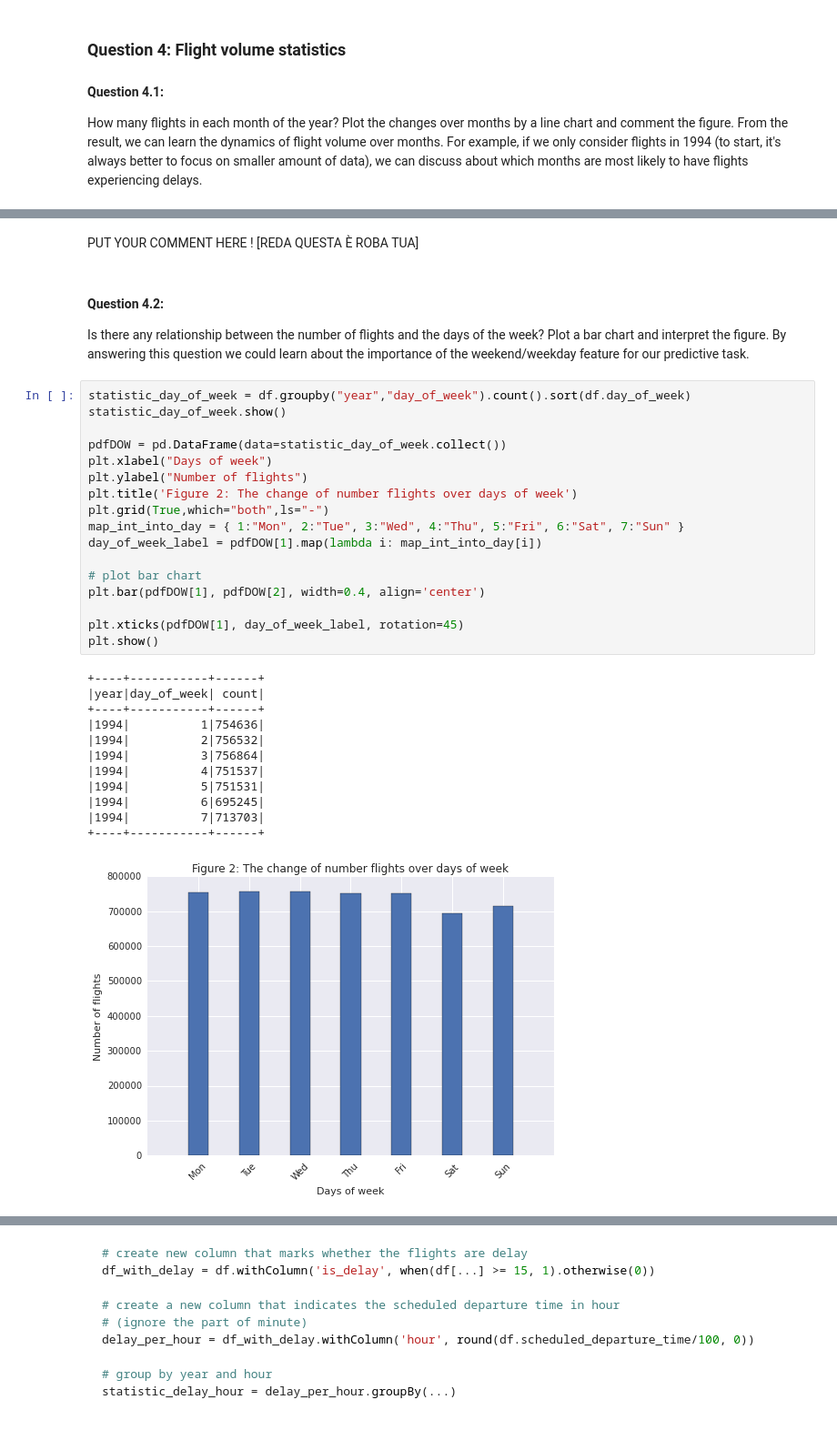
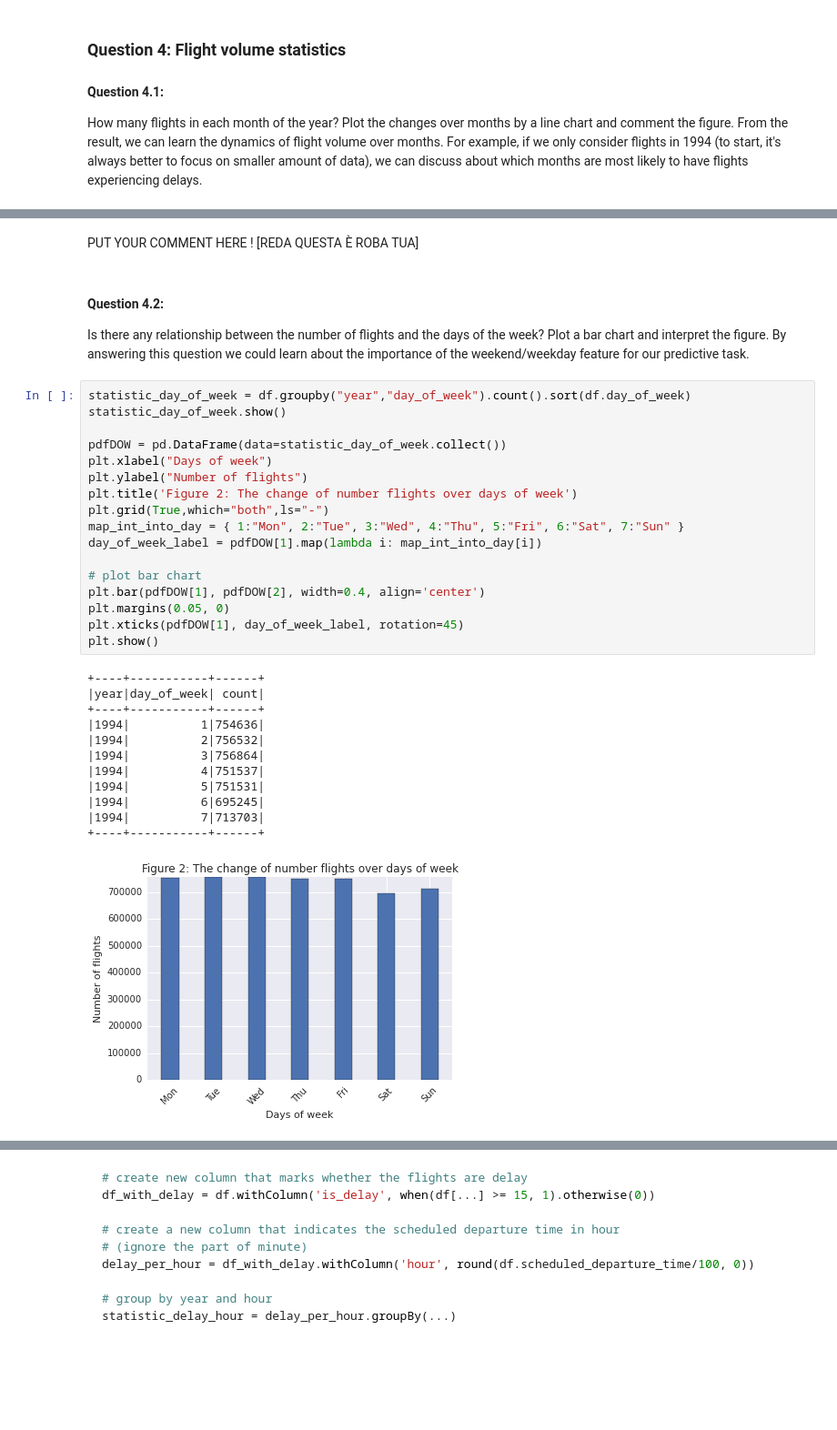
Before and after one commit to alegaballo/AML, a Jupyter notebook: [Lecture 5+6] Regression algorithm - Using Random Forests to predict Airplane Delays.ipynb, the cells around one changed output, grey strips where cells are left out. Shown at 91% size. Saved outputs shown, nothing was run; the diff lists cells and outputs as text; blank space fills up the shorter version.

```diff
--- a/[Lecture 5+6] Regression algorithm - Using Random Forests to predict Airplane Delays.ipynb
+++ b/[Lecture 5+6] Regression algorithm - Using Random Forests to predict Airplane Delays.ipynb
@@ -388,7 +389,5 @@ plt.show()
 # %% [markdown]
-<div class="comment">
 PUT YOUR COMMENT HERE ! [REDA QUESTA È ROBA TUA]
-</div>
 # %% [markdown]
 #### Question 4.2:
 Is there any relationship between the number of flights and the days of the week? Plot a bar chart and interpret the figure.
@@ -396,31 +395,31 @@ By answering this question we could learn about the importance of the weekend/we
 # %%
 statistic_day_of_week = df.groupby("year","day_of_week").count().sort(df.day_of_week)
 statistic_day_of_week.show()
 
 pdfDOW = pd.DataFrame(data=statistic_day_of_week.collect())
 plt.xlabel("Days of week")
 plt.ylabel("Number of flights")
 plt.title('Figure 2: The change of number flights over days of week')
 plt.grid(True,which="both",ls="-")
 map_int_into_day = { 1:"Mon", 2:"Tue", 3:"Wed", 4:"Thu", 5:"Fri", 6:"Sat", 7:"Sun" }
 day_of_week_label = pdfDOW[1].map(lambda i: map_int_into_day[i])
 
 # plot bar chart
 plt.bar(pdfDOW[1], pdfDOW[2], width=0.4, align='center')
-
+plt.margins(0.05, 0)
 plt.xticks(pdfDOW[1], day_of_week_label, rotation=45)
 plt.show()
 # %% [output]
 +----+-----------+------+
 |year|day_of_week| count|
 +----+-----------+------+
 |1994|          1|754636|
 |1994|          2|756532|
 |1994|          3|756864|
 |1994|          4|751537|
 |1994|          5|751531|
 |1994|          6|695245|
 |1994|          7|713703|
 +----+-----------+------+
-[figure, old version]
+[figure, new version]
 # %% [markdown]
```
Also changed, not shown: parts of 21 cells of this notebook.
